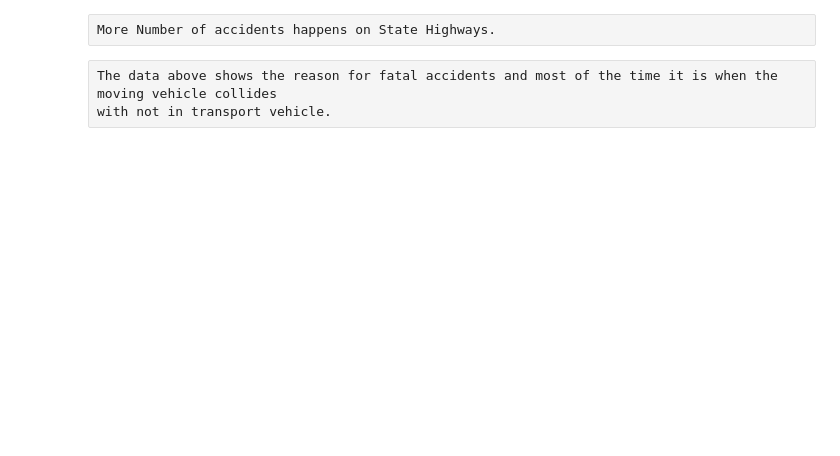
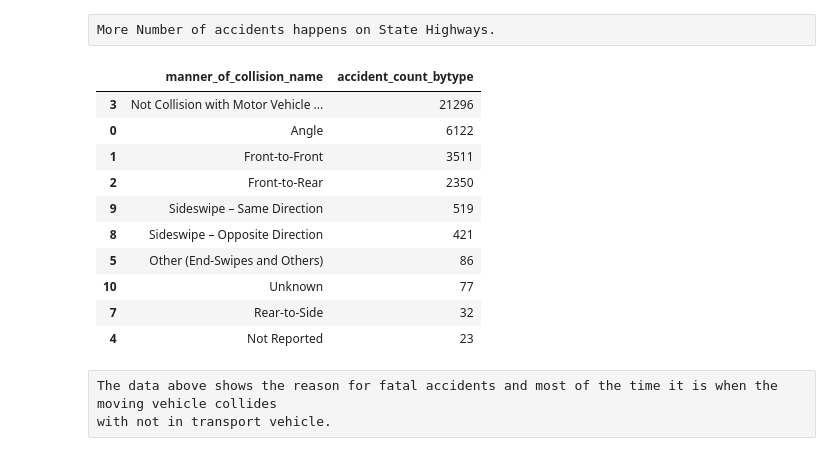
Before and after one commit to ecantu75/DataMining_Lab1, a Jupyter notebook: MSDS_7331_DataMining_Lab1.ipynb, the cells around one changed output. Cells and saved outputs as stored; diff of their text form; code cells hidden in the pictures; blank space fills up the shorter version.

```diff
--- a/MSDS_7331_DataMining_Lab1.ipynb
+++ b/MSDS_7331_DataMining_Lab1.ipynb
@@ -103,11 +191,23 @@ More Number of accidents happens on State Highways.
 # %%
 #Type of Collision which causes fatal accidents
 acci_count_bytype=Accident_df.groupby(['manner_of_collision_name']).count().reset_index()
 acci_count_bytype
 acci_count_bytype.rename(columns={'Unnamed: 0': 'accident_count_bytype'}, inplace=True)
 acci_count_bytype_sorted = acci_count_bytype.sort_values('accident_count_bytype',ascending=False)
-acci_count_bytype_sorted = acci_count_bytype_sorted.filter(['accident_count_bytype'], axis=1)
+acci_count_bytype_sorted = acci_count_bytype_sorted.filter(['manner_of_collision_name','accident_count_bytype'], axis=1)
 acci_count_bytype_sorted.head(10)
+# %% [output]
+|  | manner_of_collision_name | accident_count_bytype |
+| 3 | Not Collision with Motor Vehicle ... | 21296 |
+| 0 | Angle | 6122 |
+| 1 | Front-to-Front | 3511 |
+| 2 | Front-to-Rear | 2350 |
+| 9 | Sideswipe – Same Direction | 519 |
+| 8 | Sideswipe – Opposite Direction | 421 |
+| 5 | Other (End-Swipes and Others) | 86 |
+| 10 | Unknown | 77 |
+| 7 | Rear-to-Side | 32 |
+| 4 | Not Reported | 23 |
 # %% [raw]
 The data above shows the reason for fatal accidents and most of the time it is when the moving vehicle collides
 with not in transport vehicle.
```
Also changed, not shown: parts of 25 cells of this notebook.
